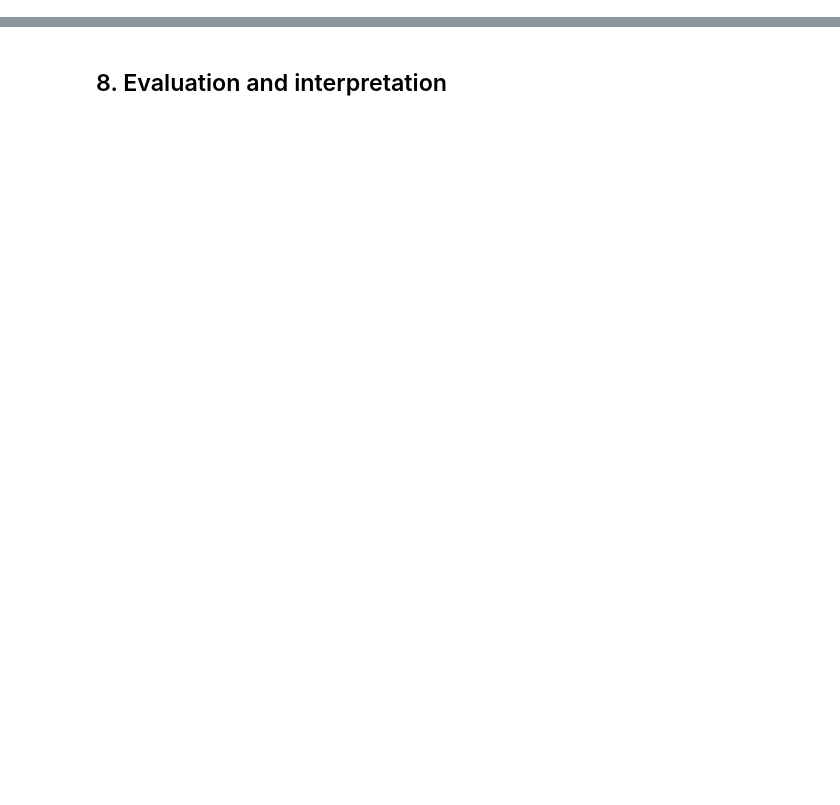
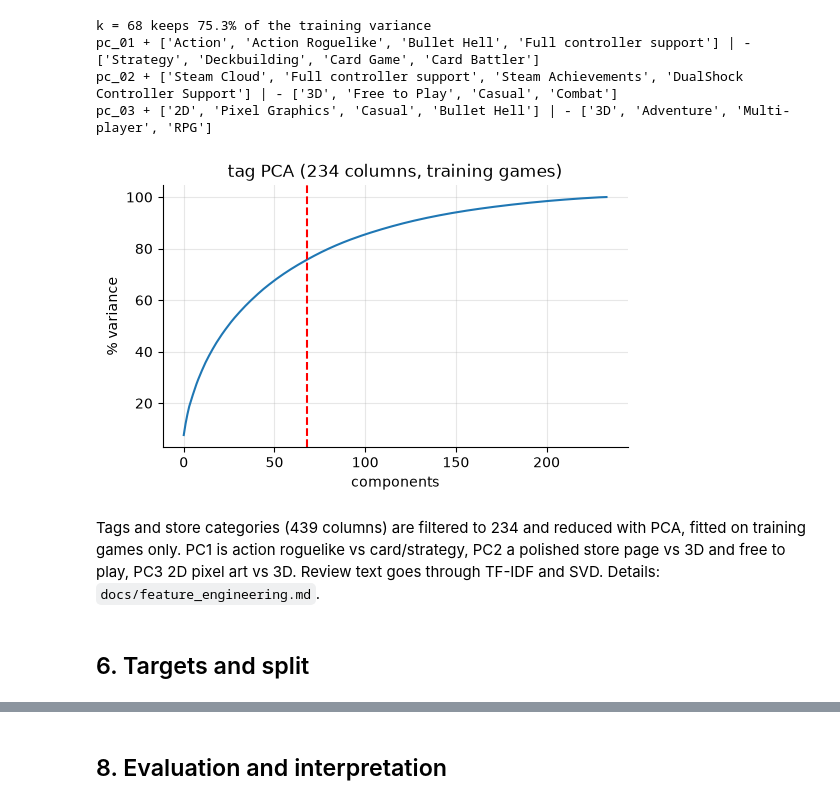
Before and after one commit to Shan713/IndieGuard, a Jupyter notebook: notebooks/review1/IndieGuard_Review1.ipynb, the cells around one changed output, grey strips where cells are left out. Drawn from its saved outputs; the diff is of its cells as text; code cells hidden in the pictures; blank space fills up the shorter version.

```diff
--- a/notebooks/review1/IndieGuard_Review1.ipynb
+++ b/notebooks/review1/IndieGuard_Review1.ipynb
@@ -236,0 +127,24 @@ How to read it:
+# %%
+v = pd.read_csv(DOCS / "feature_engineering/tag_pca_variance.csv")
+k = 68                                           # elbow of the cumulative variance curve
+ax = (v.cumulative * 100).plot(figsize=(6, 3.4), xlabel="components", ylabel="% variance", title="tag PCA (234 columns, training games)")
+ax.axvline(k, c="r", ls="--")
+print(f"k = {k} keeps {v.cumulative[k - 1]:.1%} of the training variance")
+
+L = pd.read_csv(DOCS / "feature_engineering/tag_pca_loadings.csv", index_col=0)
+L.index = L.index.str.split("__").str[1]
+for pc in ["pc_01", "pc_02", "pc_03"]:
+    s = L[pc].sort_values()
+    print(pc, "+", list(s.index[::-1][:4]), "| -", list(s.index[:4]))
+# %% [output]
+k = 68 keeps 75.3% of the training variance
+pc_01 + ['Action', 'Action Roguelike', 'Bullet Hell', 'Full controller support'] | - ['Strategy', 'Deckbuilding', 'Card Game', 'Card Battler']
+pc_02 + ['Steam Cloud', 'Full controller support', 'Steam Achievements', 'DualShock Controller Support'] | - ['3D', 'Free to Play', 'Casual', 'Combat']
+pc_03 + ['2D', 'Pixel Graphics', 'Casual', 'Bullet Hell'] | - ['3D', 'Adventure', 'Multi-player', 'RPG']
+[figure, added]
+# %% [markdown]
+Tags and store categories (439 columns) are filtered to 234 and reduced with PCA, fitted on training games only.
+PC1 is action roguelike vs card/strategy, PC2 a polished store page vs 3D and free to play, PC3 2D pixel art vs 3D.
+Review text goes through TF-IDF and SVD. Details: `docs/feature_engineering.md`.
+# %% [markdown]
+## 6. Targets and split
```
Also changed, not shown: parts of 63 cells of this notebook.
